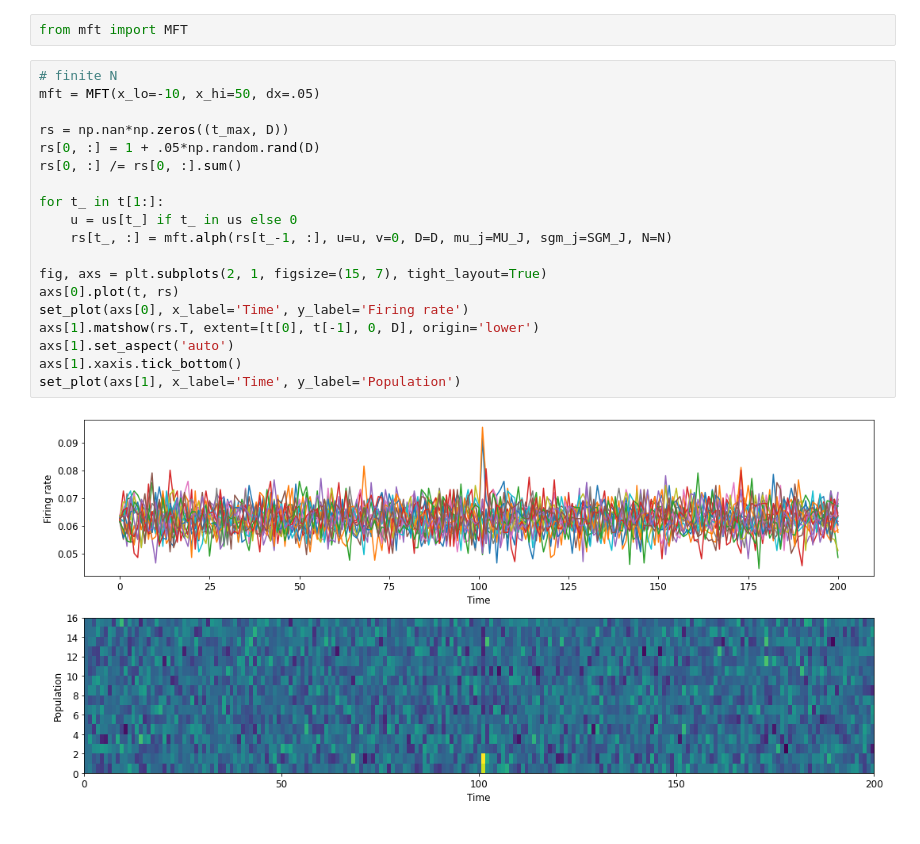
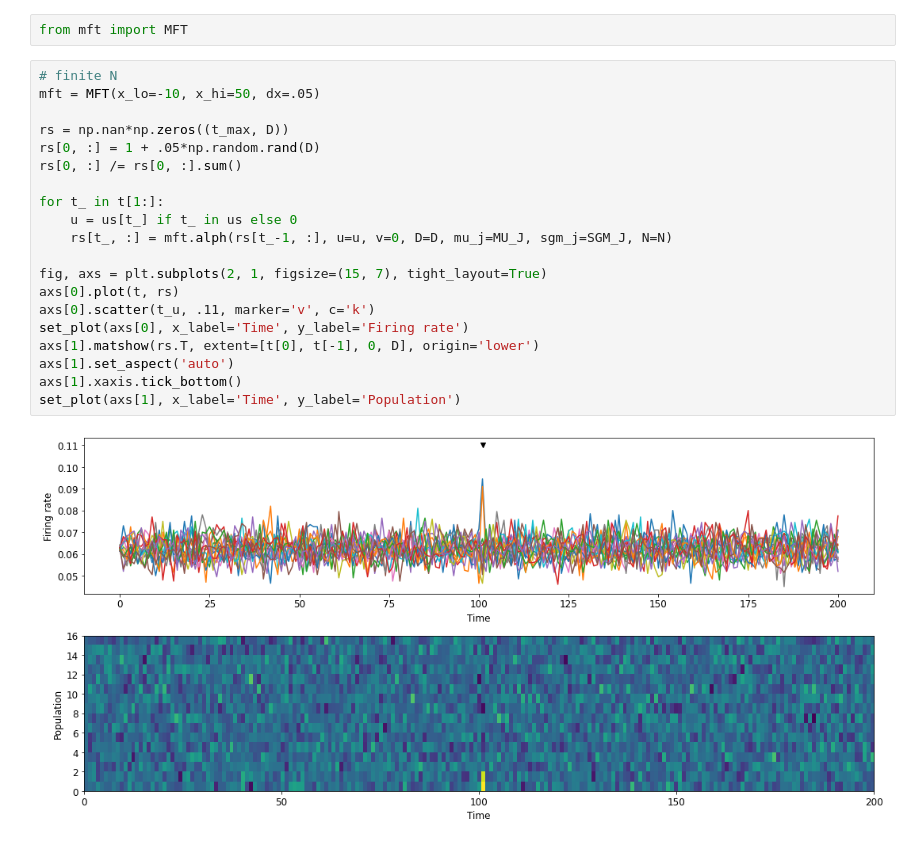
Before and after one commit to rkp8000/balanced-wta, a Jupyter notebook: 0A_demo_unstructured.ipynb, the cells around one changed output. Saved outputs shown, nothing was run; the diff lists cells and outputs as text.

Commit message:
Add annotation for when input is presented in MFT simulation plots.

```diff
--- a/0A_demo_unstructured.ipynb
+++ b/0A_demo_unstructured.ipynb
@@ -75,24 +75,25 @@ from mft import MFT
 # %%
 # finite N
 mft = MFT(x_lo=-10, x_hi=50, dx=.05)
 
 rs = np.nan*np.zeros((t_max, D))
 rs[0, :] = 1 + .05*np.random.rand(D)
 rs[0, :] /= rs[0, :].sum()
 
 for t_ in t[1:]:
     u = us[t_] if t_ in us else 0
     rs[t_, :] = mft.alph(rs[t_-1, :], u=u, v=0, D=D, mu_j=MU_J, sgm_j=SGM_J, N=N)
 
 fig, axs = plt.subplots(2, 1, figsize=(15, 7), tight_layout=True)
 axs[0].plot(t, rs)
+axs[0].scatter(t_u, .11, marker='v', c='k')
 set_plot(axs[0], x_label='Time', y_label='Firing rate')
 axs[1].matshow(rs.T, extent=[t[0], t[-1], 0, D], origin='lower')
 axs[1].set_aspect('auto')
 axs[1].xaxis.tick_bottom()
 set_plot(axs[1], x_label='Time', y_label='Population')
 # %% [output]
-[figure, old version]
+[figure, new version]
 # %%
 # Infinite N
 mft = MFT(x_lo=-10, x_hi=50, dx=.05)
```
Also changed, not shown: parts of 2 cells of this notebook.
